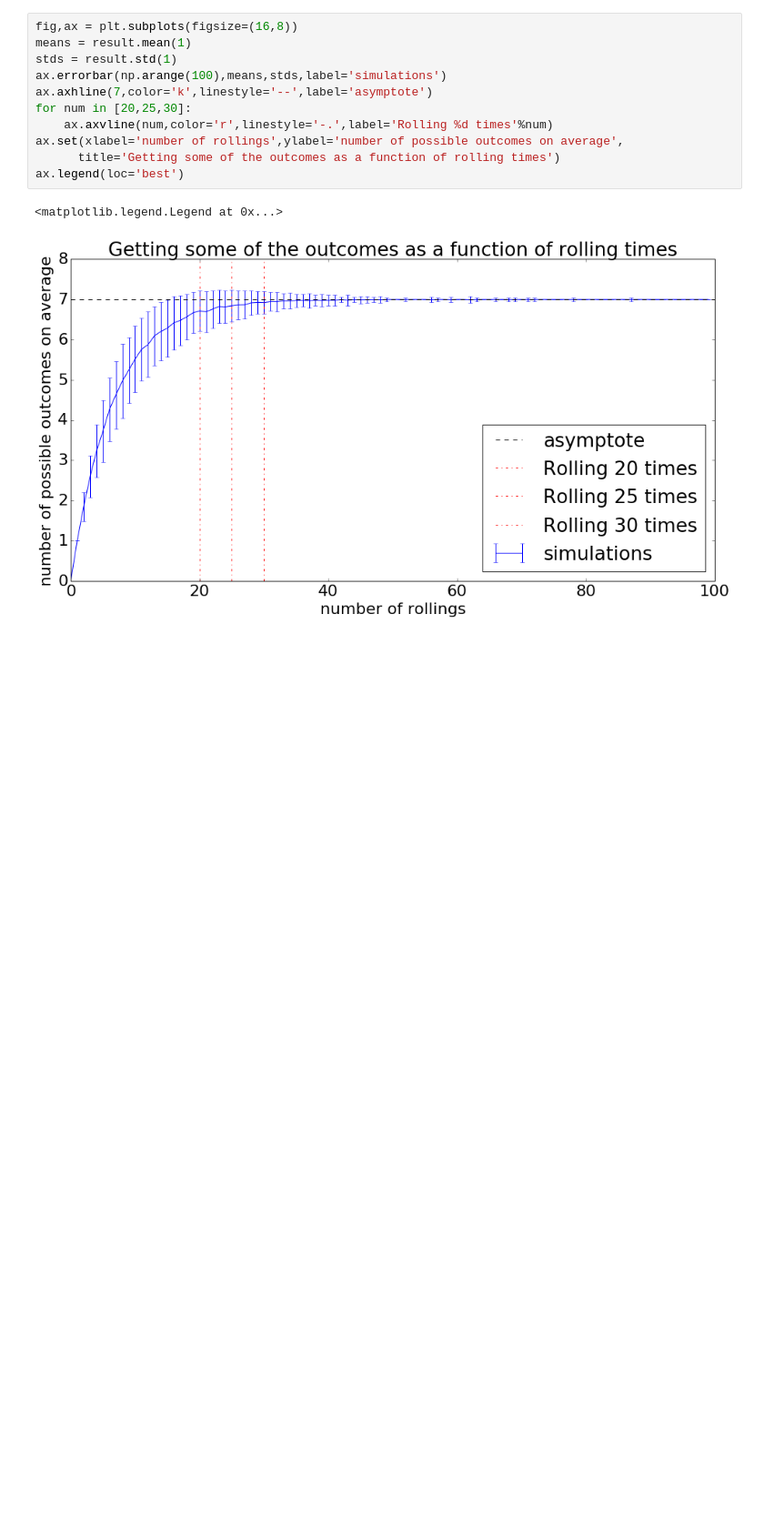
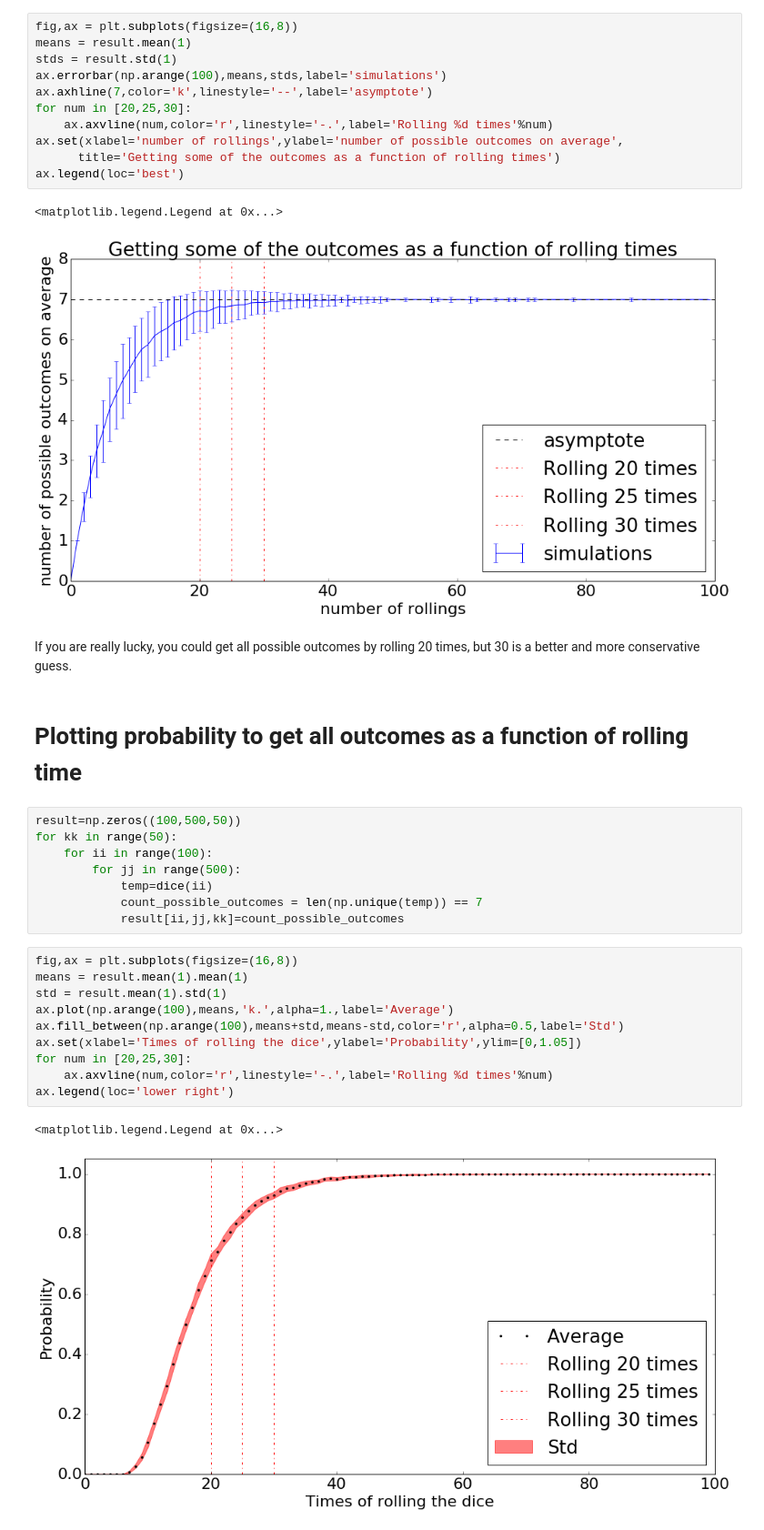
Before and after one commit to nmningmei/intuitive_probability_games, a Jupyter notebook: 10 side die problem.ipynb, the cells around one changed output. Shown: that part at 91% size. Cells and saved outputs as stored; diff of their text form; blank space fills up the shorter version.

```diff
--- a/10 side die problem.ipynb
+++ b/10 side die problem.ipynb
@@ -70,3 +70,28 @@ ax.legend(loc='best')
 # %% [output]
 <matplotlib.legend.Legend at 0x...>
 [figure]
+# %% [markdown]
+If you are really lucky, you could get all possible outcomes by rolling 20 times, but 30 is a better and more conservative guess.
+# %% [markdown]
+# Plotting probability to get all outcomes as a function of rolling time
+# %%
+result=np.zeros((100,500,50))
+for kk in range(50):
+    for ii in range(100):
+        for jj in range(500):
+            temp=dice(ii)
+            count_possible_outcomes = len(np.unique(temp)) == 7
+            result[ii,jj,kk]=count_possible_outcomes
+# %%
+fig,ax = plt.subplots(figsize=(16,8))
+means = result.mean(1).mean(1)
+std = result.mean(1).std(1)
+ax.plot(np.arange(100),means,'k.',alpha=1.,label='Average')
+ax.fill_between(np.arange(100),means+std,means-std,color='r',alpha=0.5,label='Std')
+ax.set(xlabel='Times of rolling the dice',ylabel='Probability',ylim=[0,1.05])
+for num in [20,25,30]:
+    ax.axvline(num,color='r',linestyle='-.',label='Rolling %d times'%num)
+ax.legend(loc='lower right')
+# %% [output]
+<matplotlib.legend.Legend at 0x...>
+[figure, added]
```
Also changed, not shown: parts of 1 cell of this notebook.
